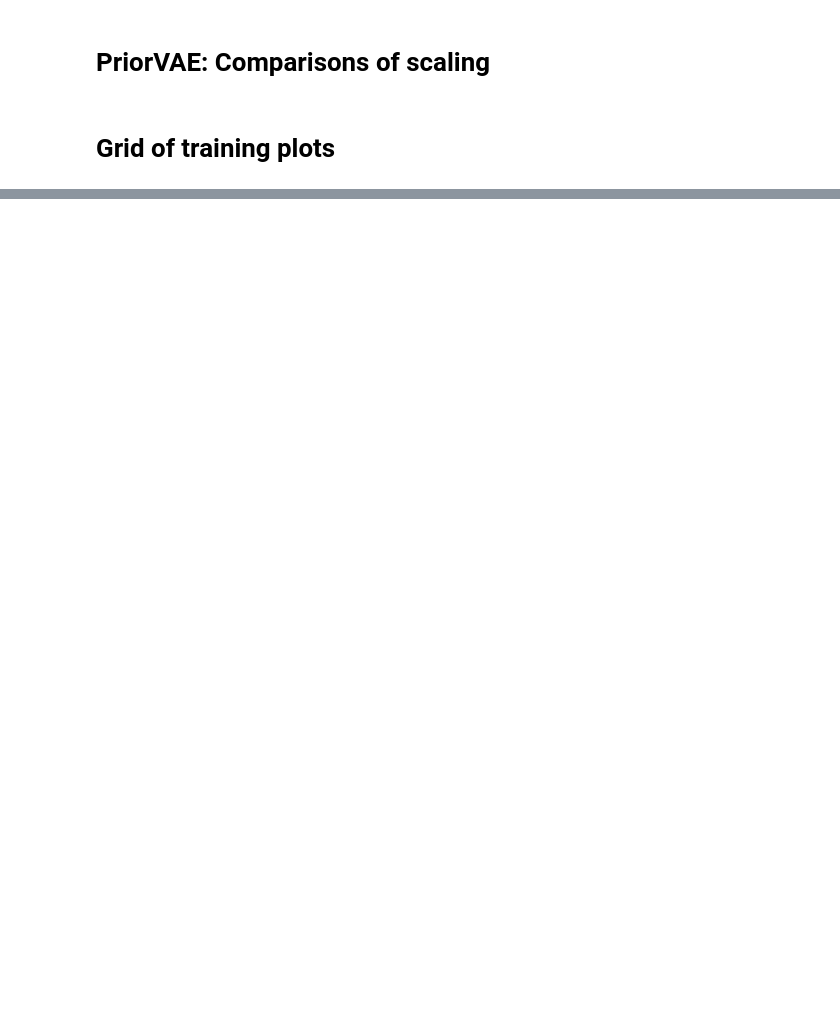
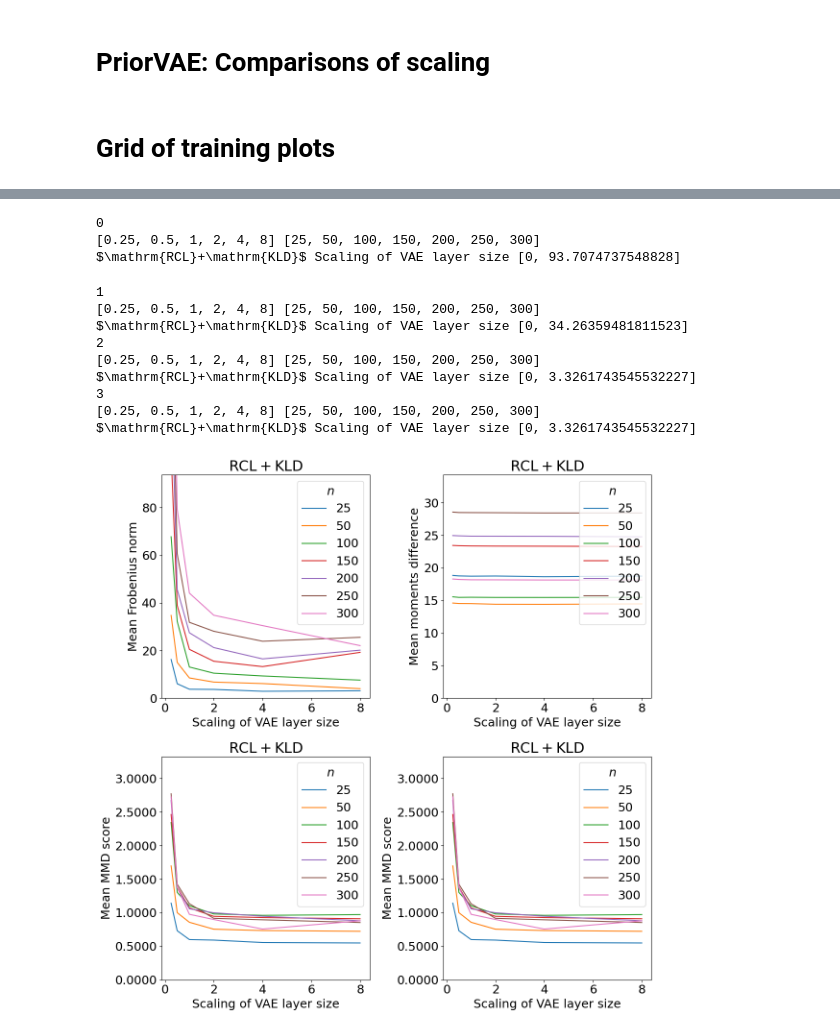
Before and after one commit to mtcairneyleeming/4yp, a Jupyter notebook: 11_scaling_vis.ipynb, the cells around one changed output, grey strips where cells are left out. Drawn from its saved outputs; the diff is of its cells as text; code cells hidden in the pictures; blank space fills up the shorter version.

```diff
--- a/11_scaling_vis.ipynb
+++ b/11_scaling_vis.ipynb
@@ -420,0 +434,56 @@ $0.01\mathrm{RCL}+\mathrm{KLD}+10\mathrm{MMD}_\mathrm{rbf}(4)$ $n$ [0, 0.0255951
+# %%
+choices = [
+    ("exp8", 1, 0, "frobenius", "B"),
+    ("exp8", 1, 0, "moments_diff", "B"),
+    ("exp8", 1, 0, "mmd", "B"),
+     ("exp8", 1, 0, "mmd", "B"),
+]
+
+fig = plt.figure()
+fig.set_size_inches(PAGE_WIDTH, PAGE_WIDTH)
+
+axs = fig.subplots(2, 2)
+
+for i, c in enumerate(choices):
+    times, mask, args, loss_fn = get_experiment_scores(*c[:3])
+    print(i)
+    plot_experiment_scores(times, mask, args, loss_fn, c[3], c[4], plot_ranges=c[5] if len(c)>5 else None, ax=axs.flat[i])
+
+fig.tight_layout()
+
+fig.savefig("./gen_plots/11/composites/compC.pdf")
+
+
+#.transformed((fig.transFigure - fig.dpi_scale_trans)),
+
+# 1 -> 4 top lef
+fig.savefig(
+    "./gen_plots/11/composites/compC_topleft.pdf",
+    bbox_inches=Bbox([[0, 0.5], [0.5, 1]]).transformed((fig.transFigure - fig.dpi_scale_trans)), # (0, PAGE_WIDTH // 2, PAGE_WIDTH // 2, PAGE_WIDTH // 2),
+)
+fig.savefig(
+    "./gen_plots/11/composites/compC_topright.pdf",
+    bbox_inches=Bbox.from_bounds(PAGE_WIDTH // 2, PAGE_WIDTH // 2, PAGE_WIDTH // 2, PAGE_WIDTH // 2),
+)
+fig.savefig(
+    "./gen_plots/11/composites/compC_bottomleft.pdf",
+    bbox_inches=Bbox.from_bounds(0, 0, PAGE_WIDTH // 2, PAGE_WIDTH // 2),
+)
+fig.savefig(
+    "./gen_plots/11/composites/compC_bottomright.pdf",
+    bbox_inches=Bbox.from_bounds(PAGE_WIDTH // 2, 0, PAGE_WIDTH // 2, PAGE_WIDTH // 2),
+)
+# %% [output]
+0
+[0.25, 0.5, 1, 2, 4, 8] [25, 50, 100, 150, 200, 250, 300]
+$\mathrm{RCL}+\mathrm{KLD}$ Scaling of VAE layer size [0, 93.7074737548828]
+1
+[0.25, 0.5, 1, 2, 4, 8] [25, 50, 100, 150, 200, 250, 300]
+$\mathrm{RCL}+\mathrm{KLD}$ Scaling of VAE layer size [0, 34.26359481811523]
+2
+[0.25, 0.5, 1, 2, 4, 8] [25, 50, 100, 150, 200, 250, 300]
+$\mathrm{RCL}+\mathrm{KLD}$ Scaling of VAE layer size [0, 3.3261743545532227]
+3
+[0.25, 0.5, 1, 2, 4, 8] [25, 50, 100, 150, 200, 250, 300]
+$\mathrm{RCL}+\mathrm{KLD}$ Scaling of VAE layer size [0, 3.3261743545532227]
+[figure, added]
```
Also changed, not shown: parts of 17 cells of this notebook, 7 other files.
